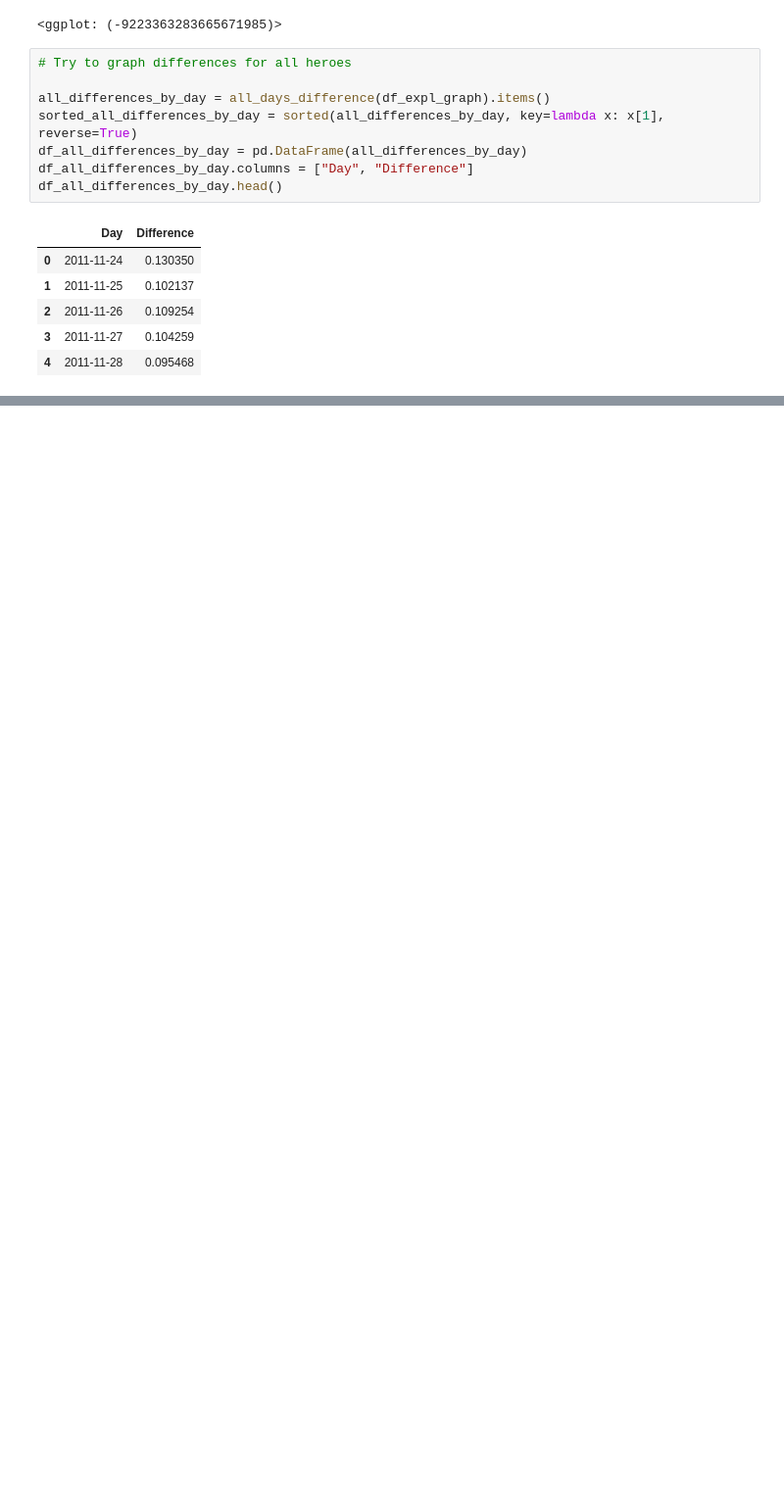
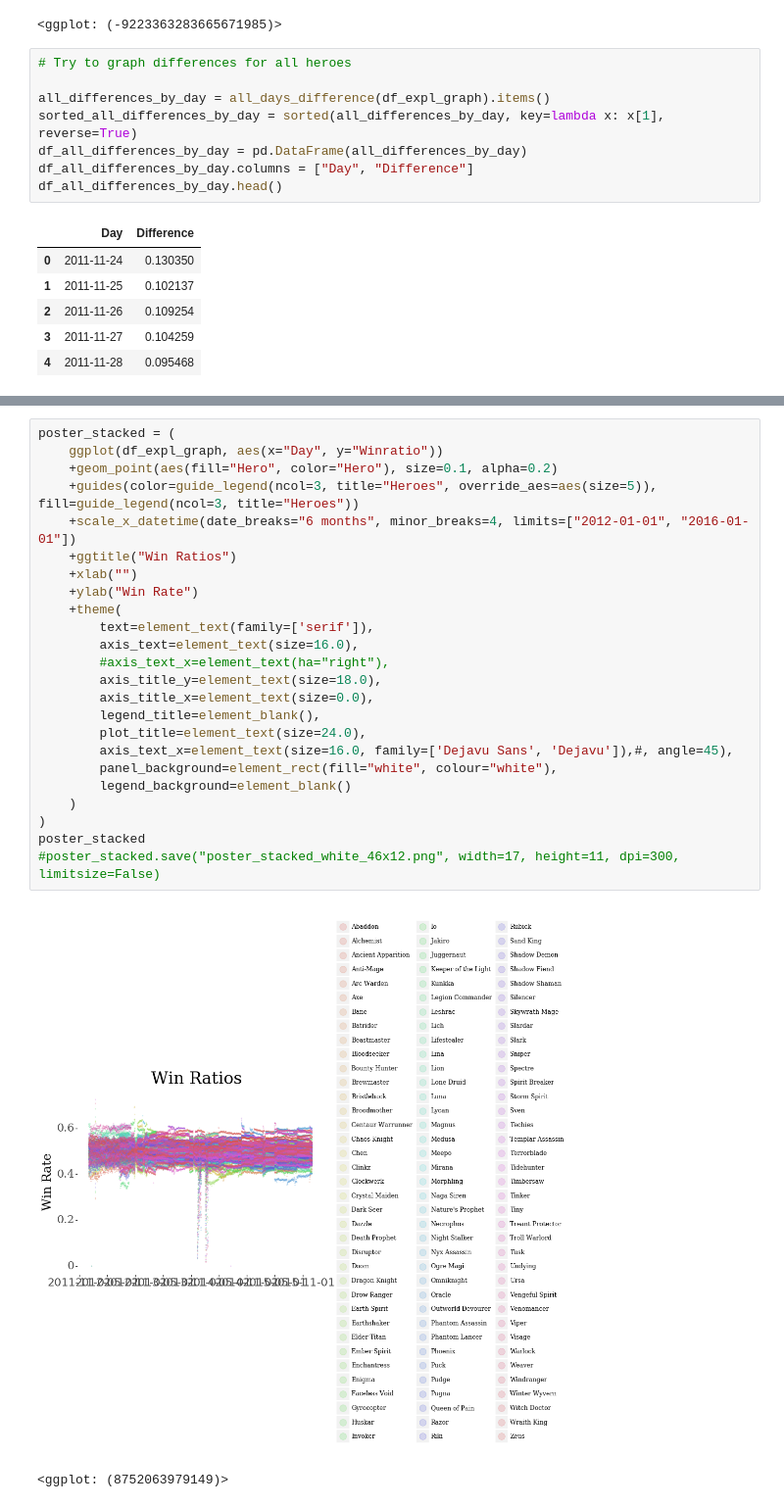
Before and after one commit to marcolussetti/opendotadump-tools, a Jupyter notebook: analysis/heroes_winratio/GraphWinRatios.ipynb, the cells around one changed output, grey strips where cells are left out. Shown at 98% size. Saved outputs shown, nothing was run; the diff lists cells and outputs as text; blank space fills up the shorter version.

Commit message:
analysis/winratio: updates for print

```diff
--- a/analysis/heroes_winratio/GraphWinRatios.ipynb
+++ b/analysis/heroes_winratio/GraphWinRatios.ipynb
@@ -455,0 +502,27 @@ To retain the current behavior and silence the warning, pass 'sort=True'.
+# %%
+poster_stacked = (
+    ggplot(df_expl_graph, aes(x="Day", y="Winratio"))
+    +geom_point(aes(fill="Hero", color="Hero"), size=0.1, alpha=0.2)
+    +guides(color=guide_legend(ncol=3, title="Heroes", override_aes=aes(size=5)), fill=guide_legend(ncol=3, title="Heroes"))
+    +scale_x_datetime(date_breaks="6 months", minor_breaks=4, limits=["2012-01-01", "2016-01-01"])
+    +ggtitle("Win Ratios")
+    +xlab("")
+    +ylab("Win Rate")
+    +theme(
+        text=element_text(family=['serif']),
+        axis_text=element_text(size=16.0),
+        #axis_text_x=element_text(ha="right"),
+        axis_title_y=element_text(size=18.0),
+        axis_title_x=element_text(size=0.0),
+        legend_title=element_blank(),
+        plot_title=element_text(size=24.0),
+        axis_text_x=element_text(size=16.0, family=['Dejavu Sans', 'Dejavu']),#, angle=45),
+        panel_background=element_rect(fill="white", colour="white"),
+        legend_background=element_blank()
+    )
+)
+poster_stacked
+#poster_stacked.save("poster_stacked_white_46x12.png", width=17, height=11, dpi=300, limitsize=False)
+# %% [output]
+[figure, added]
+<ggplot: (8752063979149)>
```
Also changed, not shown: parts of 16 cells of this notebook.
